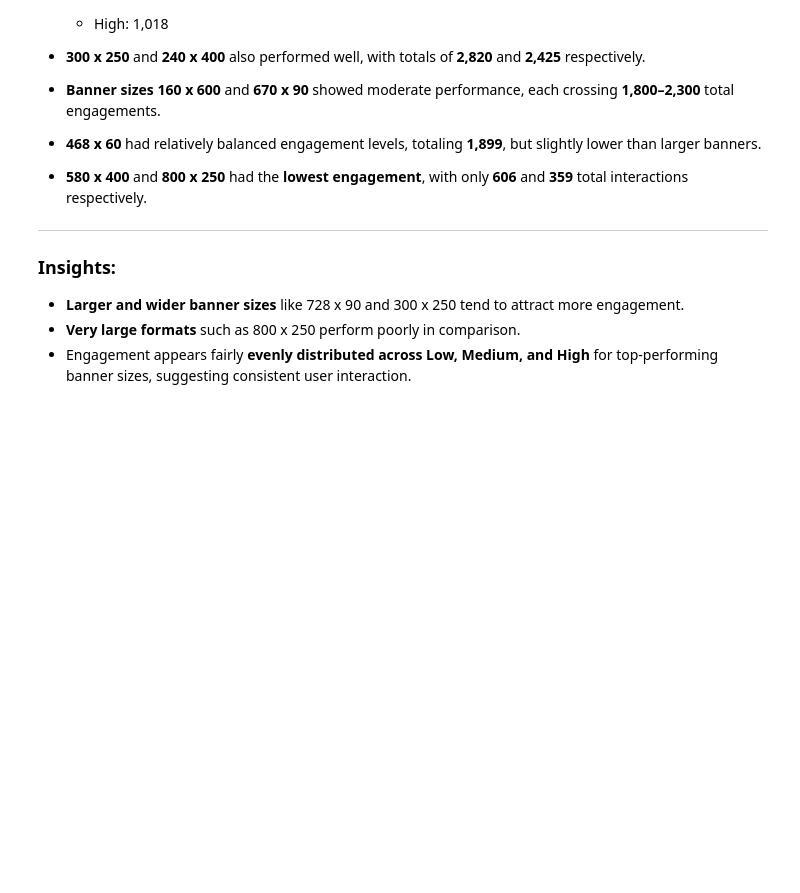
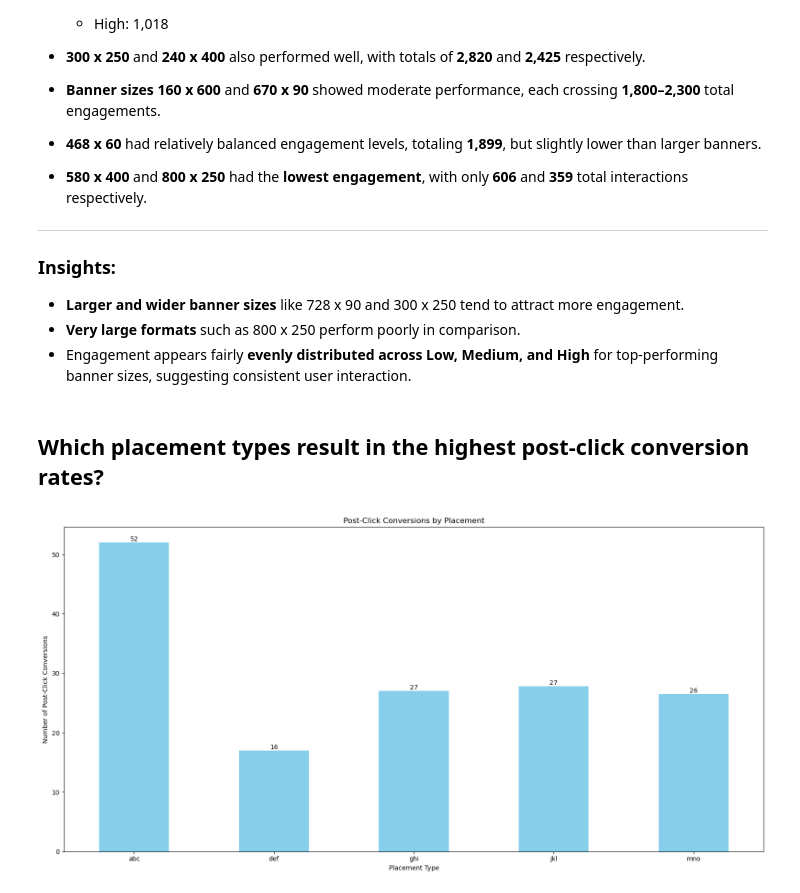
Before and after one commit to Tanush-IIITH/Projects, a Jupyter notebook: Online_Ads_DS/main.ipynb, the cells around one changed output. Cells and saved outputs as stored; diff of their text form; code cells hidden in the pictures; blank space fills up the shorter version.

Commit message:
Add highest post_click conversion rates by placement type

```diff
--- a/Online_Ads_DS/main.ipynb
+++ b/Online_Ads_DS/main.ipynb
@@ -784,3 +784,33 @@ plt.show()
 - **Larger and wider banner sizes** like 728 x 90 and 300 x 250 tend to attract more engagement.
 - **Very large formats** such as 800 x 250 perform poorly in comparison.
 - Engagement appears fairly **evenly distributed across Low, Medium, and High** for top-performing banner sizes, suggesting consistent user interaction.
+# %% [markdown]
+## Which placement types result in the highest post-click conversion rates?
+# %%
+#Creating a visualization of post-click conversion rates by placement
+conversion_data = df.groupby('placement_original')[['post_click_conversions', 'clicks']].sum()
+conversion_data['conversion_rate'] = (conversion_data['post_click_conversions'] / conversion_data['clicks']) * 100
+
+fig, ax = plt.subplots(figsize=(16, 8))
+conversion_data['conversion_rate'].plot(kind='bar', ax=ax, color='skyblue')
+bars = ax.patches
+
+for bar in bars:
+    height = bar.get_height()
+    ax.text(
+        bar.get_x() + bar.get_width()/2,
+        height,
+        f'{int(height)}',
+        ha='center', va='bottom', fontsize=10
+    )
+
+ax.set_title('Post-Click Conversions by Placement')
+ax.set_ylabel('Number of Post-Click Conversions')
+ax.set_xlabel('Placement Type')
+ax.set_xticks(range(len(conversion_data)))
+ax.set_xticklabels(conversion_data.index, rotation=0)
+
+plt.tight_layout()
+plt.show()
+# %% [output]
+[figure, added]
```
Also changed, not shown: parts of 1 cell of this notebook.
